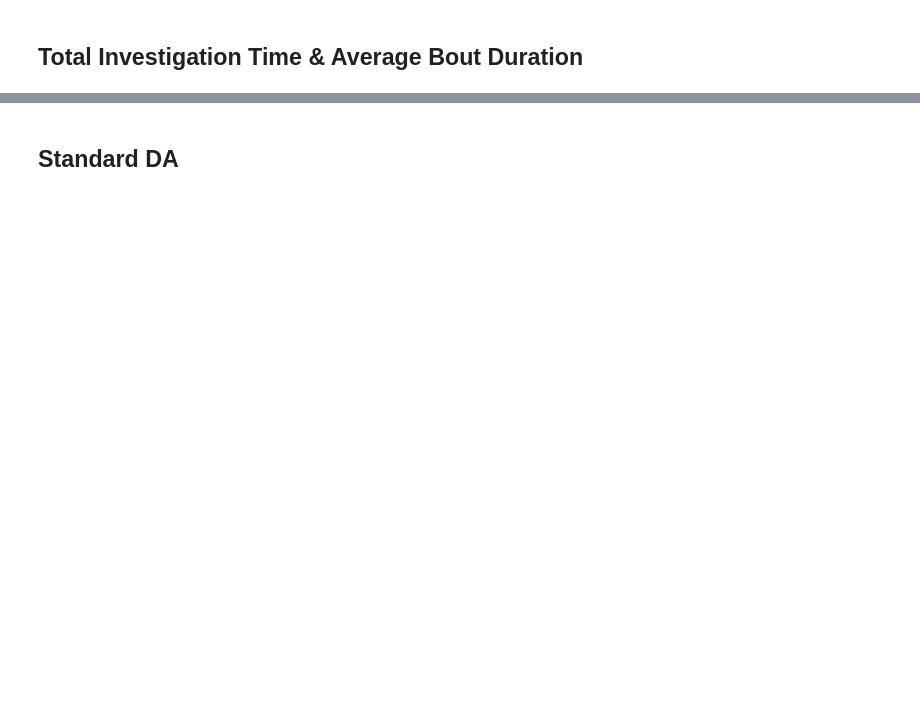
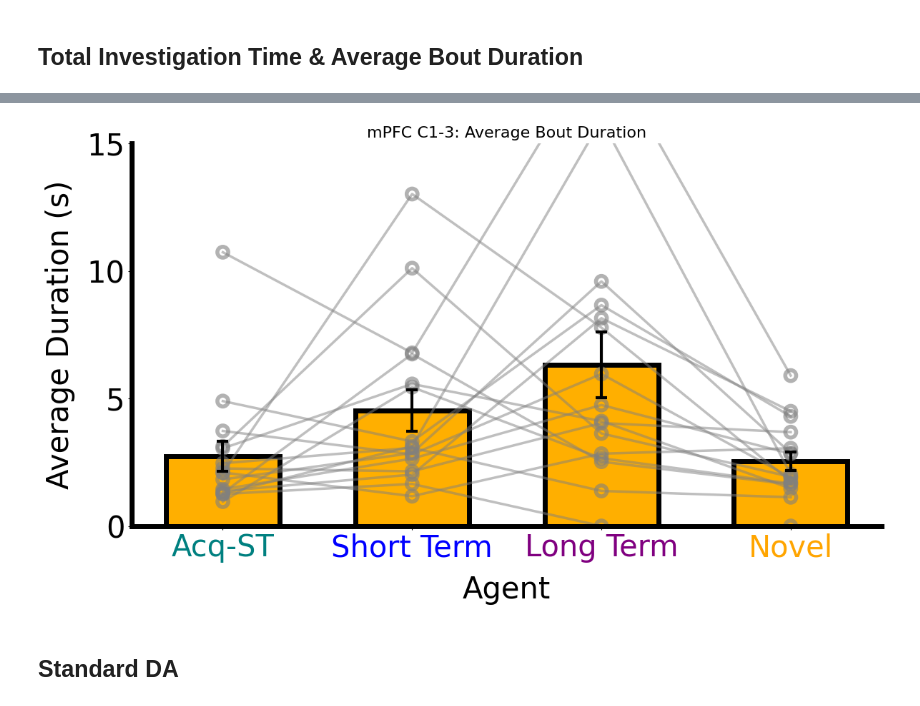
Before and after one commit to padillacoreanolab/Fiber_Photometry, a Jupyter notebook: Home_Cage/hc_analysis.ipynb, the cells around one changed output, grey strips where cells are left out. Cells and saved outputs as stored; diff of their text form; code cells hidden in the pictures; blank space fills up the shorter version.

Commit message:
flipped axes plots for home cage

```diff
--- a/Home_Cage/hc_analysis.ipynb
+++ b/Home_Cage/hc_analysis.ipynb
@@ -18,9 +18,9 @@ from scipy.signal import butter, filtfilt
 from sklearn.linear_model import LinearRegression
 from hc_extension import *
 # %%
-experiment_path = r"/Users/naylajimenez/Downloads/papers/dopamine/cohort-3/C3_Home_Cage/mpfc"
-csv_base_path = r"/Users/naylajimenez/Downloads/papers/dopamine/cohort-3/C3_Home_Cage/mpfc_csvs"
-brain_region = '#15616F'
+experiment_path = r"/Users/naylajimenez/Downloads/papers/dopamine/cohort 1 + 2/all cohorts/C1_2_3_Home_Cage/all/mpfc"
+csv_base_path = r"/Users/naylajimenez/Downloads/papers/dopamine/cohort 1 + 2/all cohorts/C1_2_3_Home_Cage/all_csvs/mpfc_csvs"
+brain_region = '#FFAF00'
 
 # NAc: #15616F
 # mPFC: #FFAF00
@@ -359,20 +119,22 @@ plot_behavior_times_across_bouts_gray(
 # %%
 plot_behavior_times_across_bouts_gray(
     metadata_df,
     y_col='Average Bout Duration',
-    title="NAc C1-2: Average Bout Duration",
+    title="mPFC C1-3: Average Bout Duration",
     ylabel="Average Duration (s)",
     custom_xtick_labels=["Acq-ST", "Short Term", "Long Term", "Novel"],
     custom_xtick_colors=["teal", "blue", "purple", "orange"],
-    ylim=(0,30),
-    yticks_increment=10,
+    ylim=(0,15),
+    yticks_increment=5,
     bar_color=brain_region,
     xlabel="Agent",
     figsize=(12,7),
     pad_inches=0.1,
     save=True,
-    save_name="NAc_C12_ABD"
+    save_name="mPFC_ABD"
 )
+# %% [output]
+[figure, added]
 # %% [markdown]
 ## Standard DA
 # %%
```
Also changed, not shown: parts of 14 cells of this notebook, 9 other files.
